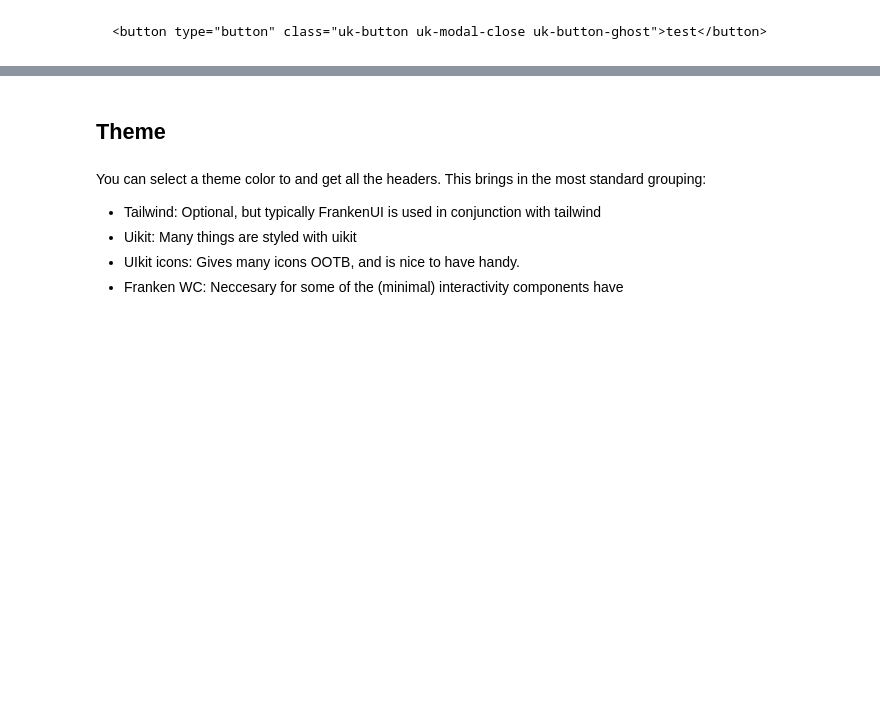
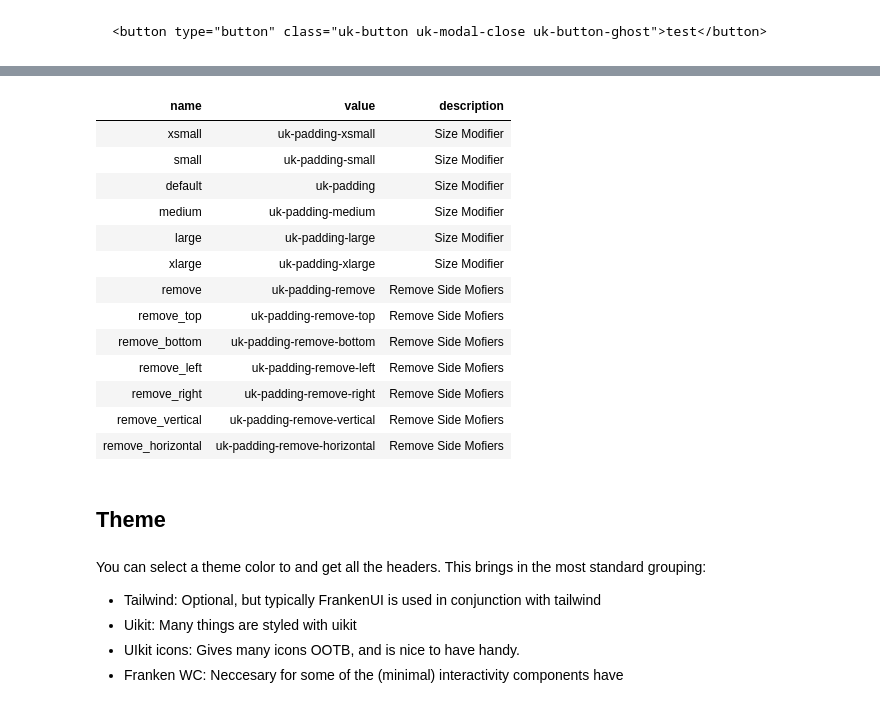
Before and after one commit to AnswerDotAI/fh-frankenui, a Jupyter notebook: lib_nbs/01_core.ipynb, the cells around one changed output, grey strips where cells are left out. Saved outputs shown, nothing was run; the diff lists cells and outputs as text; code cells hidden in the pictures; blank space fills up the shorter version.

```diff
--- a/lib_nbs/01_core.ipynb
+++ b/lib_nbs/01_core.ipynb
@@ -518,6 +652,6 @@ def NavBarNav(*c, cls=(), **kwargs):
 # %%
 #| export
 PaddingT = create_uk_enum('PaddingT', (
-    'xsmall', 'small', 'default', 'medium', 'large', 'xlarge',
-    'remove', 'remove_top', 'remove_bottom', 'remove_left', 'remove_right', 'remove_vertical', 'remove_horizontal'
-), {'default':''})
+    *map(lambda x: (x, "Size Modifier"),('xsmall', 'small', 'default', 'medium', 'large', 'xlarge')),
+    *map(lambda x: (x, "Remove Side Mofiers"),('remove', 'remove_top', 'remove_bottom', 'remove_left', 'remove_right', 'remove_vertical', 'remove_horizontal'))
+), enum_doc="Padding Modifiers from https://franken-ui.dev/docs/padding", custom={'default':''})
@@ -528,3 +668,20 @@ PaddingT.default
+# %%
+show_enum_options(PaddingT)
+# %% [output]
+| name | value | description |
+| xsmall | uk-padding-xsmall | Size Modifier |
+| small | uk-padding-small | Size Modifier |
+| default | uk-padding | Size Modifier |
+| medium | uk-padding-medium | Size Modifier |
+| large | uk-padding-large | Size Modifier |
+| xlarge | uk-padding-xlarge | Size Modifier |
+| remove | uk-padding-remove | Remove Side Mofiers |
+| remove_top | uk-padding-remove-top | Remove Side Mofiers |
+| remove_bottom | uk-padding-remove-bottom | Remove Side Mofiers |
+| remove_left | uk-padding-remove-left | Remove Side Mofiers |
+| remove_right | uk-padding-remove-right | Remove Side Mofiers |
+| remove_vertical | uk-padding-remove-vertical | Remove Side Mofiers |
+| remove_horizontal | uk-padding-remove-horizontal | Remove Side Mofiers |
 # %%
 #| export
 PositionT = create_uk_enum('PositionT', (
```
Also changed, not shown: parts of 34 cells of this notebook, 1 other file.
